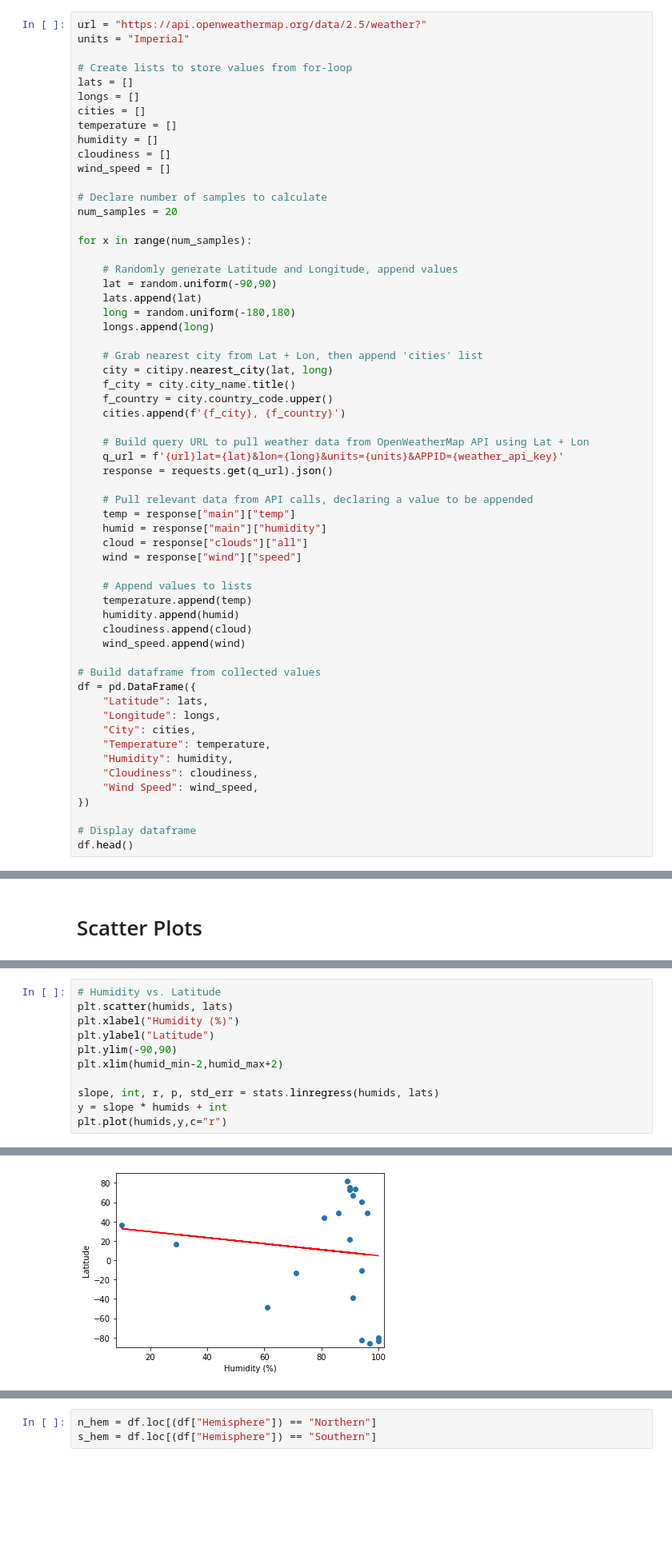
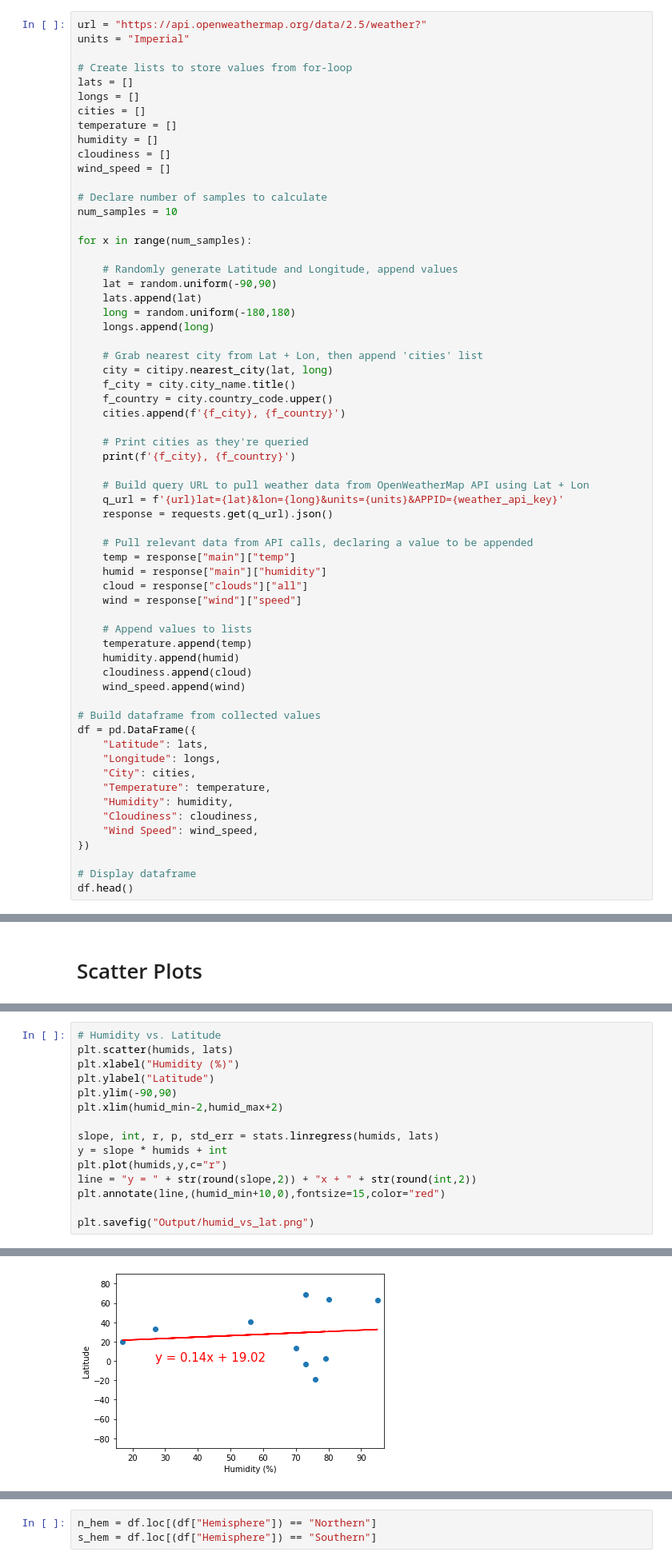
Before and after one commit to tylerhill122/python-api-challenge, a Jupyter notebook: WeatherPy/WeatherPy.ipynb, the cells around one changed output, grey strips where cells are left out. Shown at 80% size. Saved outputs shown, nothing was run; the diff lists cells and outputs as text; blank space fills up the shorter version.

```diff
--- a/WeatherPy/WeatherPy.ipynb
+++ b/WeatherPy/WeatherPy.ipynb
@@ -26,7 +26,7 @@ cloudiness = []
 wind_speed = []
 
 # Declare number of samples to calculate
-num_samples = 20
+num_samples = 10
 
 for x in range(num_samples):
 
@@ -41,6 +41,9 @@ for x in range(num_samples):
     f_city = city.city_name.title()
     f_country = city.country_code.upper()
     cities.append(f'{f_city}, {f_country}')
+
+    # Print cities as they're queried
+    print(f'{f_city}, {f_country}')
 
     # Build query URL to pull weather data from OpenWeatherMap API using Lat + Lon
     q_url = f'{url}lat={lat}&lon={long}&units={units}&APPID={weather_api_key}'
@@ -126,4 +146,8 @@ plt.xlim(humid_min-2,humid_max+2)
 slope, int, r, p, std_err = stats.linregress(humids, lats)
 y = slope * humids + int
 plt.plot(humids,y,c="r")
+line = "y = " + str(round(slope,2)) + "x + " + str(round(int,2))
+plt.annotate(line,(humid_min+10,0),fontsize=15,color="red")
+
+plt.savefig("Output/humid_vs_lat.png")
 # %% [output]
@@ -131,4 +154,4 @@ plt.plot(humids,y,c="r")
-[figure, old version]
+[figure, new version]
 # %%
 # Cloudiness vs. Latitude
 plt.scatter(clouds, lats)
```
Also changed, not shown: parts of 15 cells of this notebook, 1 other file.
